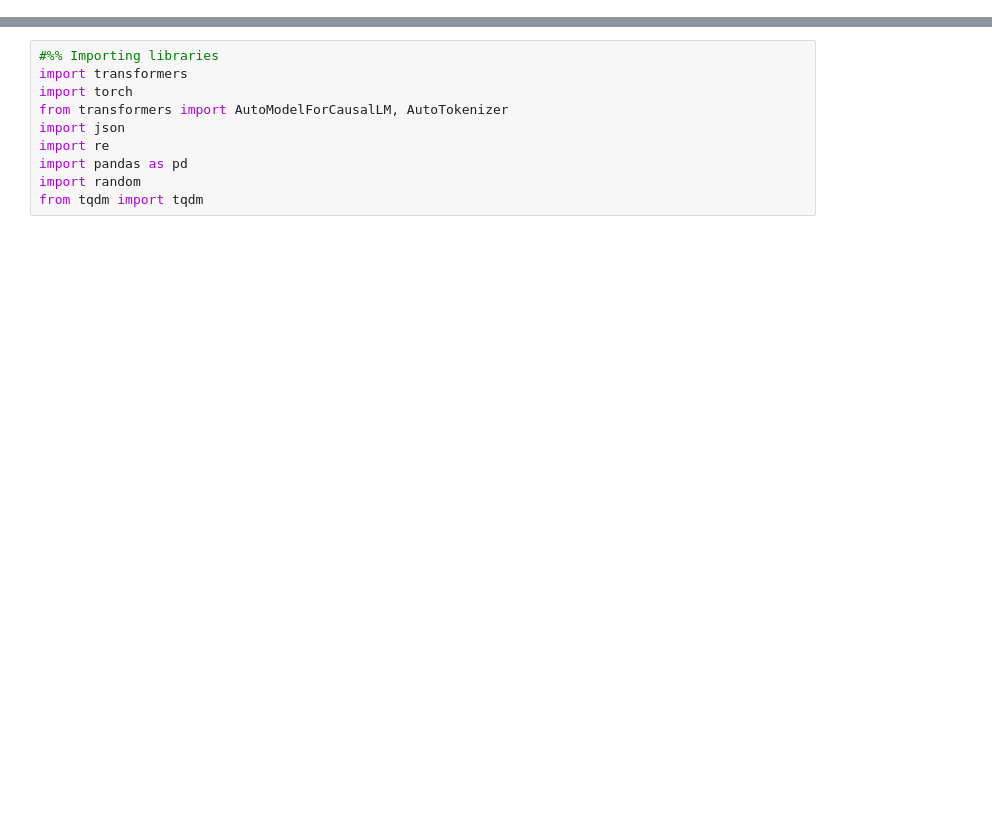
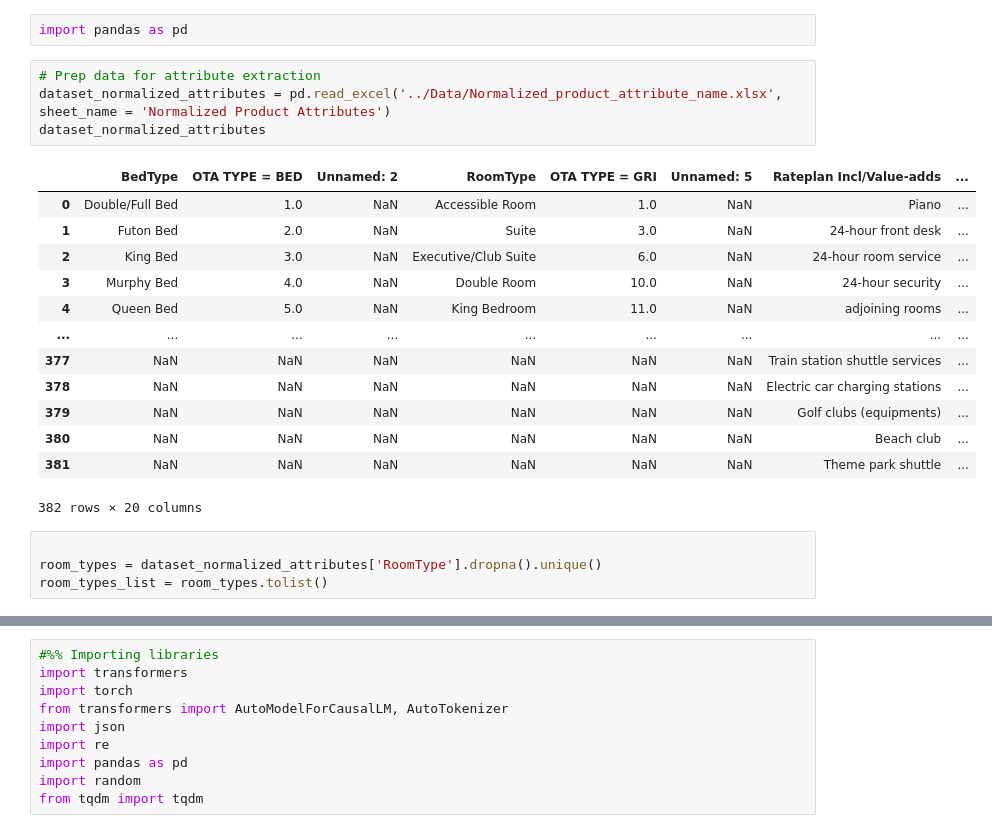
Before and after one commit to karthik1705/sabre_distiLLM_2025, a Jupyter notebook: final_codes/supervised_models.ipynb, the cells around one changed output, grey strips where cells are left out. Cells and saved outputs as stored; diff of their text form; blank space fills up the shorter version.

```diff
--- a/final_codes/supervised_models.ipynb
+++ b/final_codes/supervised_models.ipynb
@@ -0,0 +1,24 @@
+# %%
+import pandas as pd
+# %%
+# Prep data for attribute extraction
+dataset_normalized_attributes = pd.read_excel('../Data/Normalized_product_attribute_name.xlsx', sheet_name = 'Normalized Product Attributes')
+dataset_normalized_attributes
+# %% [output]
+|  | BedType | OTA TYPE = BED | Unnamed: 2 | RoomType | OTA TYPE = GRI | Unnamed: 5 | Rateplan Incl/Value-adds | ... |
+| 0 | Double/Full Bed | 1.0 | NaN | Accessible Room | 1.0 | NaN | Piano | ... |
+| 1 | Futon Bed | 2.0 | NaN | Suite | 3.0 | NaN | 24-hour front desk | ... |
+| 2 | King Bed | 3.0 | NaN | Executive/Club Suite | 6.0 | NaN | 24-hour room service | ... |
+| 3 | Murphy Bed | 4.0 | NaN | Double Room | 10.0 | NaN | 24-hour security | ... |
+| 4 | Queen Bed | 5.0 | NaN | King Bedroom | 11.0 | NaN | adjoining rooms | ... |
+| ... | ... | ... | ... | ... | ... | ... | ... | ... |
+| 377 | NaN | NaN | NaN | NaN | NaN | NaN | Train station shuttle services | ... |
+| 378 | NaN | NaN | NaN | NaN | NaN | NaN | Electric car charging stations | ... |
+| 379 | NaN | NaN | NaN | NaN | NaN | NaN | Golf clubs (equipments) | ... |
+| 380 | NaN | NaN | NaN | NaN | NaN | NaN | Beach club | ... |
+| 381 | NaN | NaN | NaN | NaN | NaN | NaN | Theme park shuttle | ... |
+382 rows × 20 columns
+# %%
+
+room_types = dataset_normalized_attributes['RoomType'].dropna().unique()
+room_types_list = room_types.tolist()
```
Also changed, not shown: parts of 42 cells of this notebook, 3 other files.
